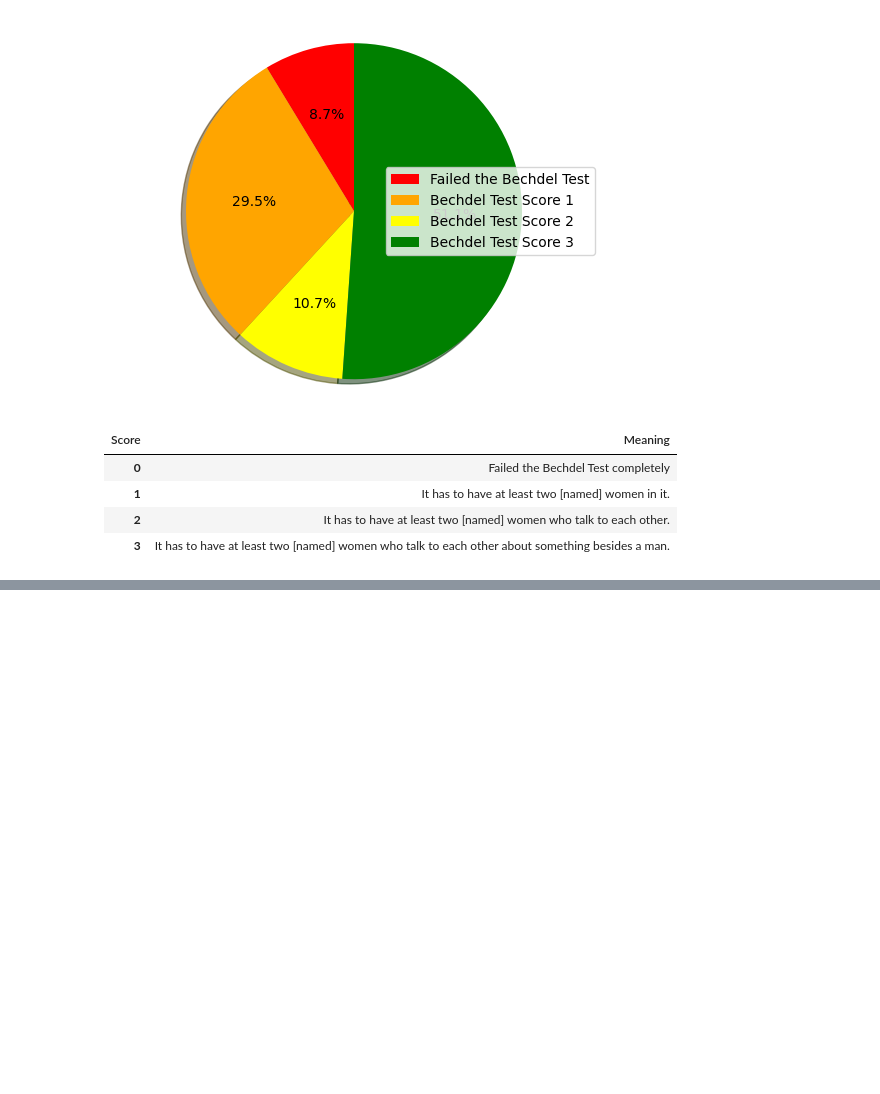
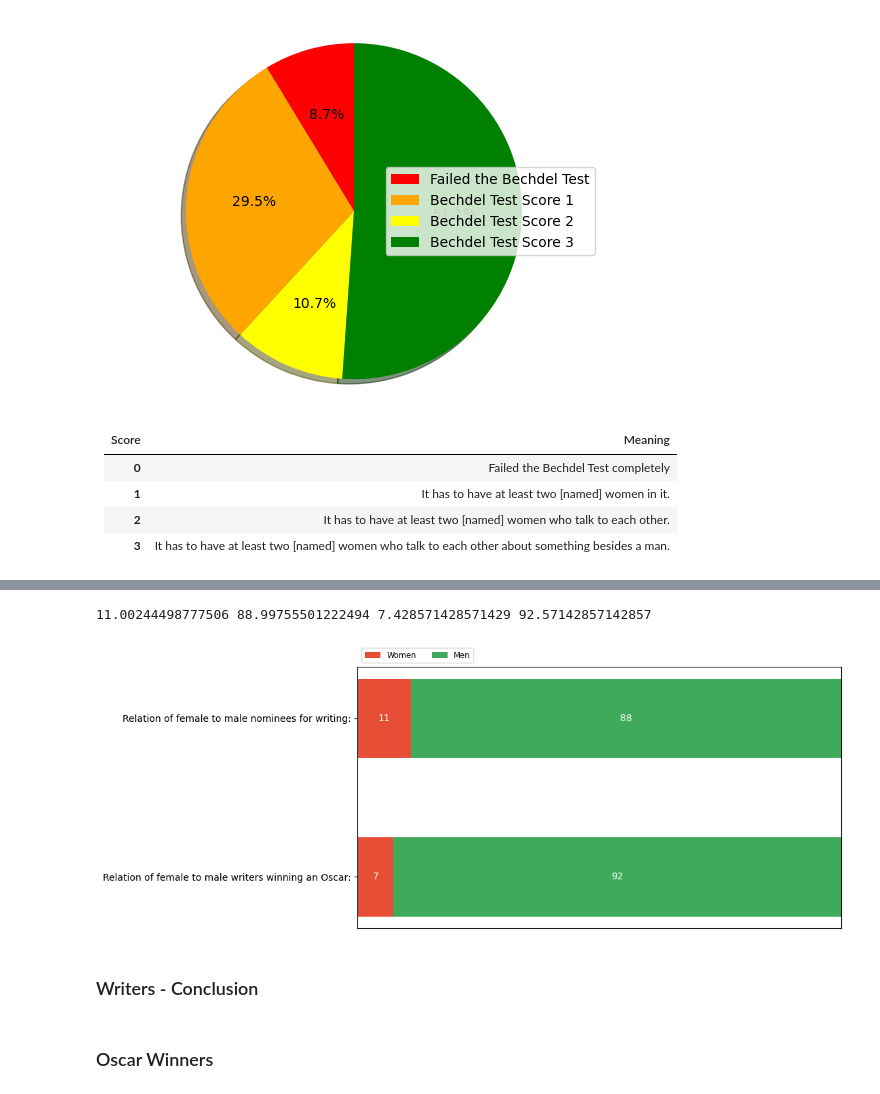
Before and after one commit to TamKra/Assignment_1, a Jupyter notebook: Womenincinema.ipynb, the cells around one changed output, grey strips where cells are left out. Drawn from its saved outputs; the diff is of its cells as text; code cells hidden in the pictures; blank space fills up the shorter version.

```diff
--- a/Womenincinema.ipynb
+++ b/Womenincinema.ipynb
@@ -753,0 +1118,9 @@ Or if I would add on to my research-question it could also be a line chart of th
+# %%
+female_writing_winners = []
+
+for entry in writing_only_list:
+    if entry["gender"] == "female":
+        female_writing_winners.append(entry)
+
+for x in female_writing_winners:
+    print(x)
@@ -753,0 +1307,68 @@ Or if I would add on to my research-question it could also be a line chart of th
+# %%
+num_all_writ = num_f_writ + num_m_writ
+num_all_writ_w = num_f_writ_w + num_m_writ_w
+
+percent_num_f_writ = (num_f_writ/num_all_writ)*100
+percent_num_m_writ = (num_m_writ/num_all_writ)*100
+percent_num_f_writ_w = (num_f_writ_w/num_all_writ_w)*100
+percent_num_m_writ_w = (num_m_writ_w/num_all_writ_w)*100
+
+print(percent_num_f_writ, percent_num_m_writ, percent_num_f_writ_w, percent_num_m_writ_w)
+# %% [output]
+11.00244498777506 88.99755501222494 7.428571428571429 92.57142857142857
+# %%
+category_names = ['Women', 'Men']
+results = {
+    'Relation of female to male nominees for writing:': [percent_num_f_writ, percent_num_m_writ],
+    'Relation of female to male writers winning an Oscar:': [percent_num_f_writ_w, percent_num_m_writ_w]
+}
+
+
+def survey(results, category_names):
+    """
+    Parameters
+    ----------
+    results : dict
+        A mapping from question labels to a list of answers per category.
+        It is assumed all lists contain the same number of entries and that
+        it matches the length of *category_names*.
+    category_names : list of str
+        The category labels.
+    """
+    labels = list(results.keys())
+    data = np.array(list(results.values()))
+    data_cum = data.cumsum(axis=1)
+    category_colors = plt.get_cmap('RdYlGn')(
+        np.linspace(0.15, 0.85, data.shape[1]))
+
+    fig, ax = plt.subplots(figsize=(9.2, 5))
+    ax.invert_yaxis()
+    ax.xaxis.set_visible(False)
+    ax.set_xlim(0, np.sum(data, axis=1).max())
+
+    for i, (colname, color) in enumerate(zip(category_names, category_colors)):
+        widths = data[:, i]
+        starts = data_cum[:, i] - widths
+        ax.barh(labels, widths, left=starts, height=0.5,
+                label=colname, color=color)
+        xcenters = starts + widths / 2
+
+        r, g, b, _ = color
+        text_color = 'white' if r * g * b < 0.5 else 'darkgrey'
+        for y, (x, c) in enumerate(zip(xcenters, widths)):
+            ax.text(x, y, str(int(c)), ha='center', va='center',
+                    color=text_color)
+    ax.legend(ncol=len(category_names), bbox_to_anchor=(0, 1),
+              loc='lower left', fontsize='small')
+
+    return fig, ax
+
+
+survey(results, category_names)
+plt.show()
+# %% [output]
+[figure, added]
+# %% [markdown]
+### Writers - Conclusion
+# %% [markdown]
+### Oscar Winners
```
Also changed, not shown: parts of 56 cells of this notebook.
